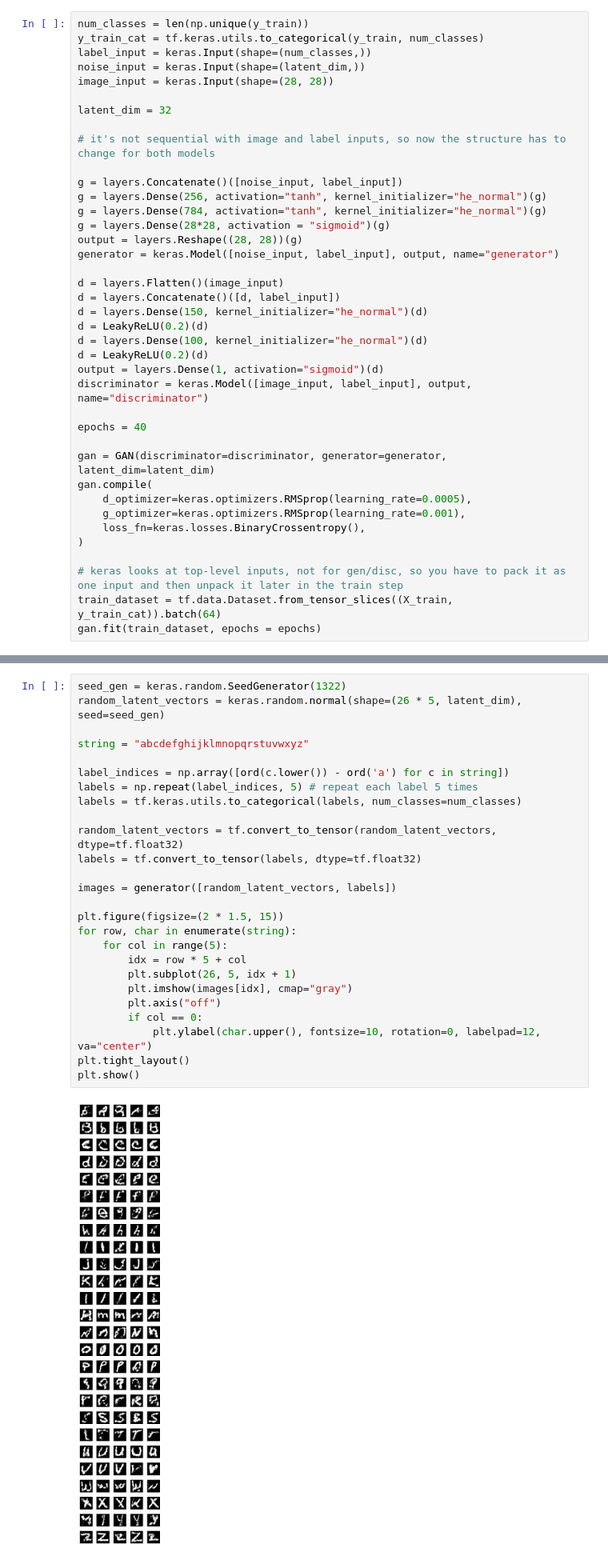
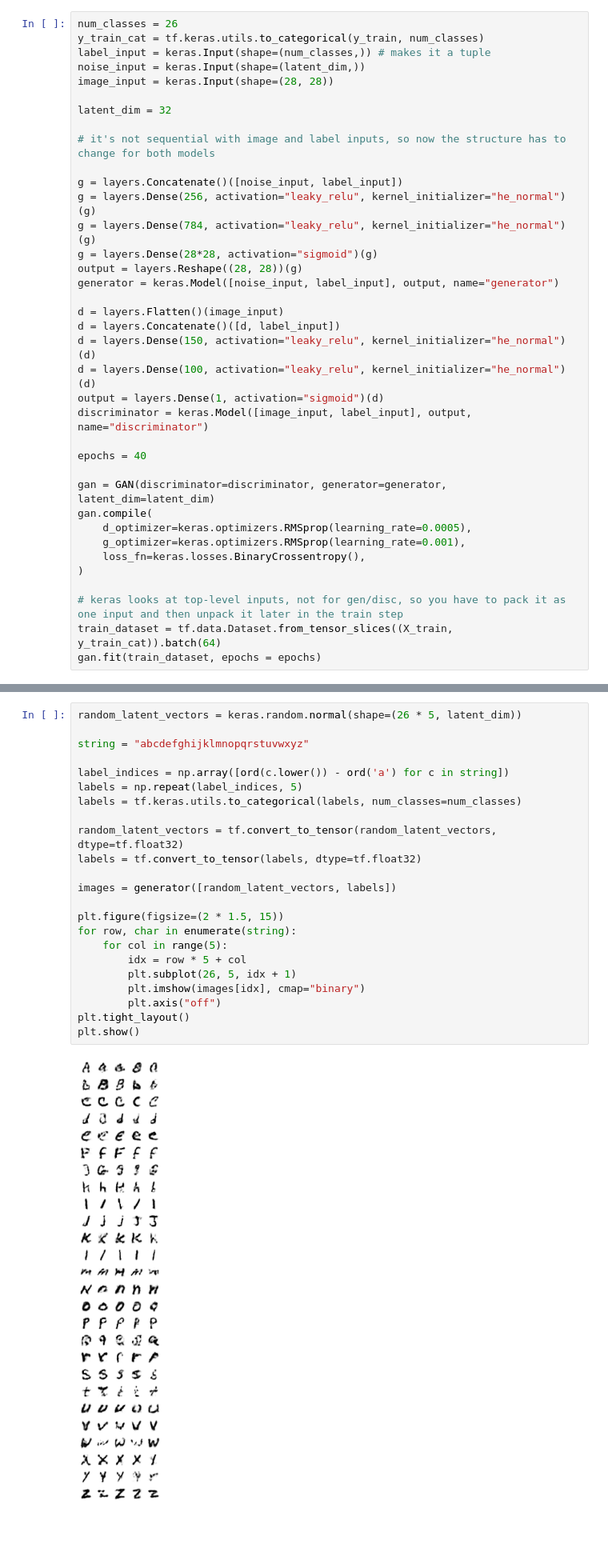
Before and after one commit to amrpom/mal_2, a Jupyter notebook: assignment_2/assignment.ipynb, the cells around one changed output, grey strips where cells are left out. Shown at 80% size. Drawn from its saved outputs; the diff is of its cells as text; blank space fills up the shorter version.

```diff
--- a/assignment_2/assignment.ipynb
+++ b/assignment_2/assignment.ipynb
@@ -243,9 +234,9 @@ class GAN(keras.Model):
            "g_loss" : self.g_loss_metric.result(),
        }
 # %%
-num_classes = len(np.unique(y_train))
+num_classes = 26
 y_train_cat = tf.keras.utils.to_categorical(y_train, num_classes)
-label_input = keras.Input(shape=(num_classes,))
+label_input = keras.Input(shape=(num_classes,)) # makes it a tuple
 noise_input = keras.Input(shape=(latent_dim,))
 image_input = keras.Input(shape=(28, 28))
 
@@ -254,18 +245,16 @@ latent_dim = 32
 # it's not sequential with image and label inputs, so now the structure has to change for both models
 
 g = layers.Concatenate()([noise_input, label_input])
-g = layers.Dense(256, activation="tanh", kernel_initializer="he_normal")(g)
-g = layers.Dense(784, activation="tanh", kernel_initializer="he_normal")(g)
-g = layers.Dense(28*28, activation = "sigmoid")(g)
+g = layers.Dense(256, activation="leaky_relu", kernel_initializer="he_normal")(g)
+g = layers.Dense(784, activation="leaky_relu", kernel_initializer="he_normal")(g)
+g = layers.Dense(28*28, activation="sigmoid")(g)
 output = layers.Reshape((28, 28))(g)
 generator = keras.Model([noise_input, label_input], output, name="generator")
 
 d = layers.Flatten()(image_input)
 d = layers.Concatenate()([d, label_input])
-d = layers.Dense(150, kernel_initializer="he_normal")(d)
-d = LeakyReLU(0.2)(d)
-d = layers.Dense(100, kernel_initializer="he_normal")(d)
-d = LeakyReLU(0.2)(d)
+d = layers.Dense(150, activation="leaky_relu", kernel_initializer="he_normal")(d)
+d = layers.Dense(100, activation="leaky_relu", kernel_initializer="he_normal")(d)
 output = layers.Dense(1, activation="sigmoid")(d)
 discriminator = keras.Model([image_input, label_input], output, name="discriminator")
 
@@ -352,30 +342,27 @@ plot_images("machine", generator, latent_dim, num_classes)
 # %% [markdown]
 Class sampling w different latent vectors
 # %%
-seed_gen = keras.random.SeedGenerator(1322)
-random_latent_vectors = keras.random.normal(shape=(26 * 5, latent_dim), seed=seed_gen)
+random_latent_vectors = keras.random.normal(shape=(26 * 5, latent_dim))
 
 string = "abcdefghijklmnopqrstuvwxyz"
 
 label_indices = np.array([ord(c.lower()) - ord('a') for c in string])
-labels = np.repeat(label_indices, 5) # repeat each label 5 times
+labels = np.repeat(label_indices, 5)
 labels = tf.keras.utils.to_categorical(labels, num_classes=num_classes)
 
 random_latent_vectors = tf.convert_to_tensor(random_latent_vectors, dtype=tf.float32)
 labels = tf.convert_to_tensor(labels, dtype=tf.float32)
 
 images = generator([random_latent_vectors, labels])
 
 plt.figure(figsize=(2 * 1.5, 15))
 for row, char in enumerate(string):
     for col in range(5):
         idx = row * 5 + col
         plt.subplot(26, 5, idx + 1)
-        plt.imshow(images[idx], cmap="gray")
+        plt.imshow(images[idx], cmap="binary")
         plt.axis("off")
-        if col == 0:
-            plt.ylabel(char.upper(), fontsize=10, rotation=0, labelpad=12, va="center")
 plt.tight_layout()
 plt.show()
 # %% [output]
-[figure, old version]
+[figure, new version]
```
Also changed, not shown: parts of 12 cells of this notebook.
